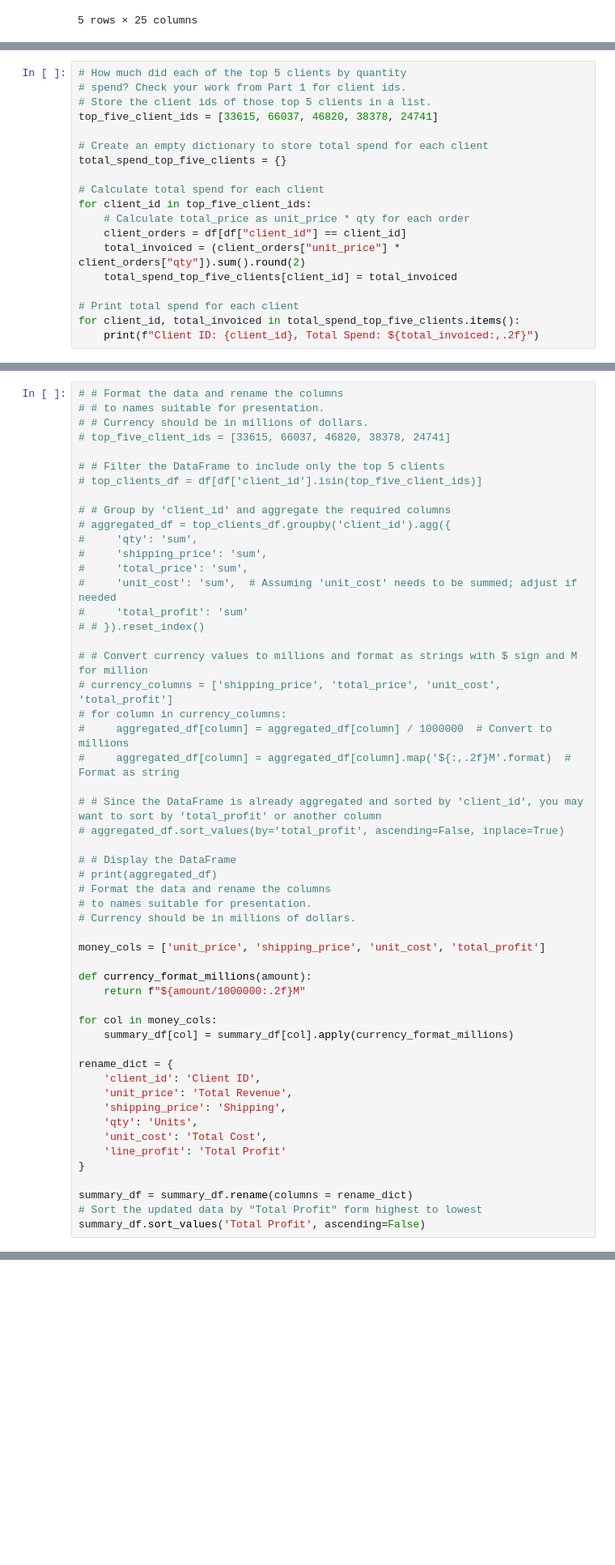
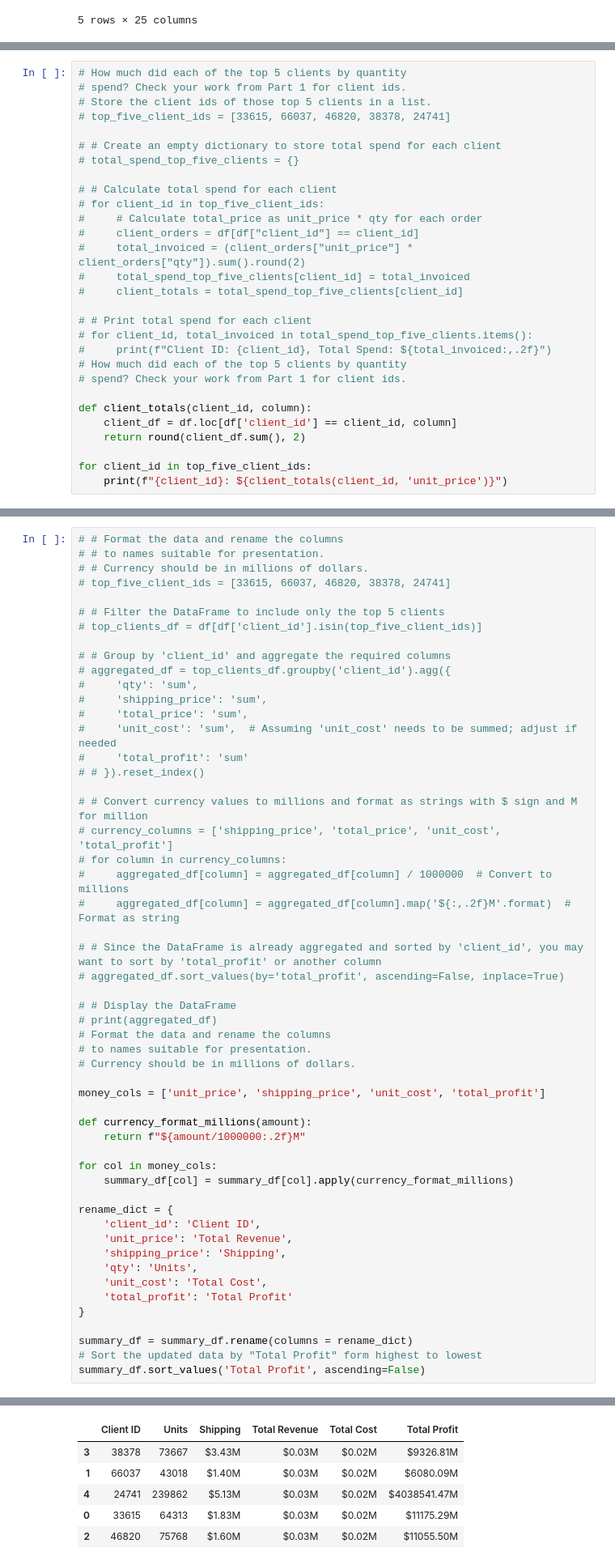
Before and after one commit to shawnakumar/-pandas-challenge-1, a Jupyter notebook: wholesale_data_analysis_starter_code.ipynb, the cells around one changed output, grey strips where cells are left out. Shown at 81% size. Saved outputs shown, nothing was run; the diff lists cells and outputs as text; blank space fills up the shorter version.

```diff
--- a/wholesale_data_analysis_starter_code.ipynb
+++ b/wholesale_data_analysis_starter_code.ipynb
@@ -349,19 +349,29 @@ Use the new columns with confirmed values to find the following information.
 # How much did each of the top 5 clients by quantity
 # spend? Check your work from Part 1 for client ids.
 # Store the client ids of those top 5 clients in a list.
-top_five_client_ids = [33615, 66037, 46820, 38378, 24741]
+# top_five_client_ids = [33615, 66037, 46820, 38378, 24741]
 
-# Create an empty dictionary to store total spend for each client
-total_spend_top_five_clients = {}
+# # Create an empty dictionary to store total spend for each client
+# total_spend_top_five_clients = {}
 
-# Calculate total spend for each client
+# # Calculate total spend for each client
+# for client_id in top_five_client_ids:
+#     # Calculate total_price as unit_price * qty for each order
+#     client_orders = df[df["client_id"] == client_id]
+#     total_invoiced = (client_orders["unit_price"] * client_orders["qty"]).sum().round(2)
+#     total_spend_top_five_clients[client_id] = total_invoiced
+#     client_totals = total_spend_top_five_clients[client_id]
+
+# # Print total spend for each client
+# for client_id, total_invoiced in total_spend_top_five_clients.items():
+#     print(f"Client ID: {client_id}, Total Spend: ${total_invoiced:,.2f}")
+# How much did each of the top 5 clients by quantity
+# spend? Check your work from Part 1 for client ids.
+
+def client_totals(client_id, column):
+    client_df = df.loc[df['client_id'] == client_id, column]
+    return round(client_df.sum(), 2)
+
 for client_id in top_five_client_ids:
-    # Calculate total_price as unit_price * qty for each order
-    client_orders = df[df["client_id"] == client_id]
-    total_invoiced = (client_orders["unit_price"] * client_orders["qty"]).sum().round(2)
-    total_spend_top_five_clients[client_id] = total_invoiced
-
-# Print total spend for each client
-for client_id, total_invoiced in total_spend_top_five_clients.items():
-    print(f"Client ID: {client_id}, Total Spend: ${total_invoiced:,.2f}")
+    print(f"{client_id}: ${client_totals(client_id, 'unit_price')}")
 # %% [output]
@@ -462,7 +485,7 @@ rename_dict = {
     'shipping_price': 'Shipping',
     'qty': 'Units',
     'unit_cost': 'Total Cost',
-    'line_profit': 'Total Profit'
+    'total_profit': 'Total Profit'
 }
 
 summary_df = summary_df.rename(columns = rename_dict)
@@ -473,3 +495,9 @@ KeyError: 'shipping_price'
+|  | Client ID | Units | Shipping | Total Revenue | Total Cost | Total Profit |
+| 3 | 38378 | 73667 | $3.43M | $0.03M | $0.02M | $9326.81M |
+| 1 | 66037 | 43018 | $1.40M | $0.03M | $0.02M | $6080.09M |
+| 4 | 24741 | 239862 | $5.13M | $0.03M | $0.02M | $4038541.47M |
+| 0 | 33615 | 64313 | $1.83M | $0.03M | $0.02M | $11175.29M |
+| 2 | 46820 | 75768 | $1.60M | $0.03M | $0.02M | $11055.50M |
 # %%
 #Sort the updated data by "Total Profit" form highest to lowest
 
```
Also changed, not shown: parts of 3 cells of this notebook.
